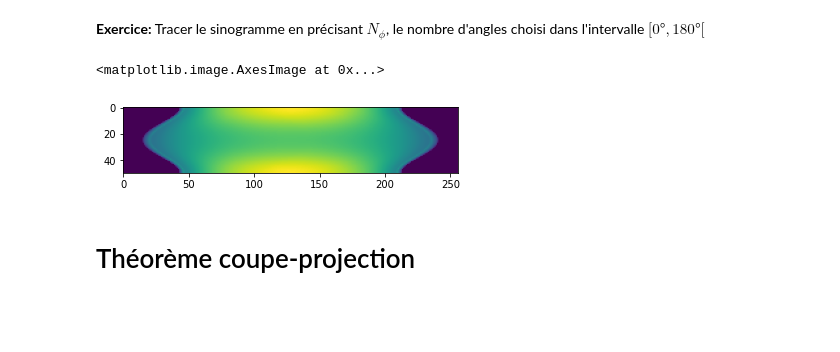
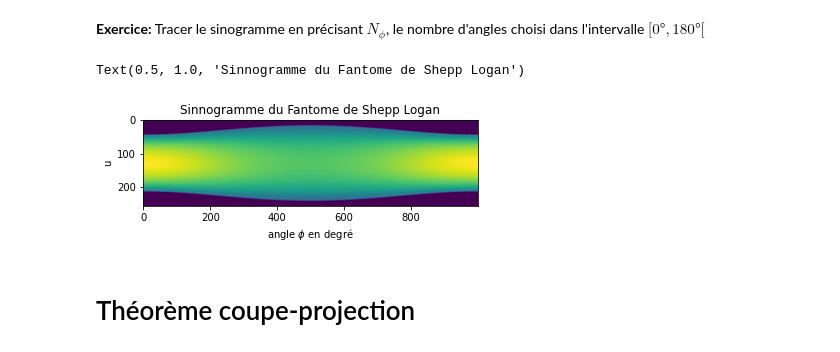
Before and after one commit to Guillaume0477/Tomographie, a Jupyter notebook: tp_tomo.ipynb, the cells around one changed output. Saved outputs shown, nothing was run; the diff lists cells and outputs as text; code cells hidden in the pictures; blank space fills up the shorter version.

```diff
--- a/tp_tomo.ipynb
+++ b/tp_tomo.ipynb
@@ -95,16 +95,19 @@ def RadonTransformSheppLogan(phideg):
 **Exercice:** Tracer le sinogramme en précisant $N_\phi$, le nombre d'angles choisi dans l'intervalle $[0°,180°[$
 # %%
 #Nombre d'angles à prendre en comtpe
-Nphi = 50
+Nphi = 1000
 #Création des différents angles
 phis = np.linspace(0,180, Nphi)
 #Création du sinnogramme
 sinogram, s = RadonTransformSheppLogan(phis)
 #Affichage du sinnogramme
-plt.imshow(sinogram)
+plt.imshow(np.transpose(sinogram))
+plt.xlabel('angle $\phi$ en degré')
+plt.ylabel('u')
+plt.title("Sinnogramme du Fantome de Shepp Logan")
 # %% [output]
-<matplotlib.image.AxesImage at 0x...>
+Text(0.5, 1.0, 'Sinnogramme du Fantome de Shepp Logan')
-[figure, old version]
+[figure, new version]
 # %% [markdown]
 # Théorème coupe-projection
 # %% [markdown]
```
Also changed, not shown: parts of 1 cell of this notebook, 1 other file.
